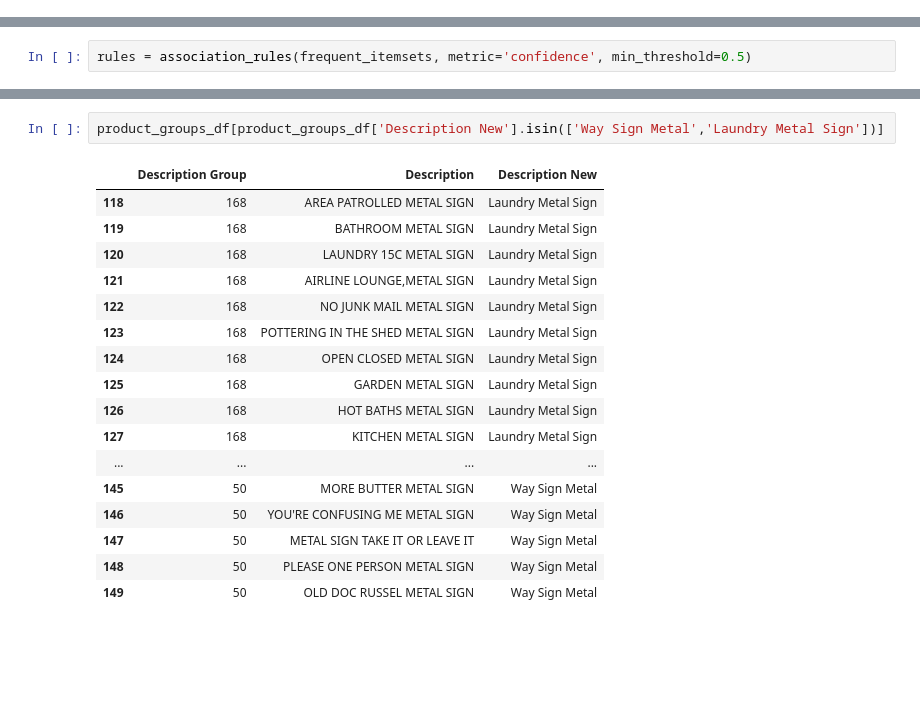
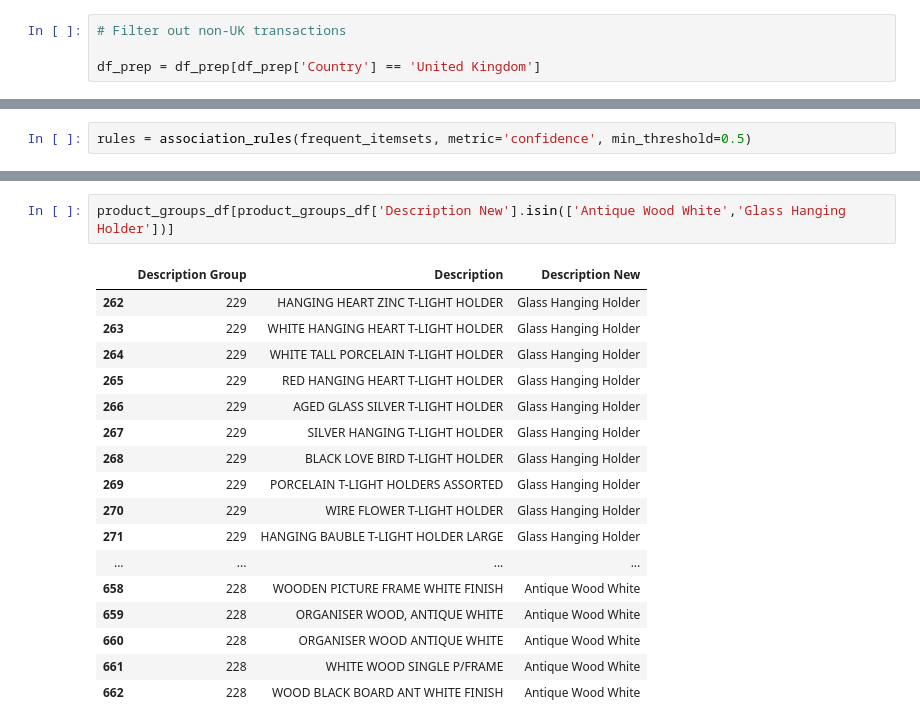
Before and after one commit to YolaKamalita/market-basket-analysis, a Jupyter notebook: 02_market_basket_analysis.ipynb, the cells around one changed output, grey strips where cells are left out. Saved outputs shown, nothing was run; the diff lists cells and outputs as text; blank space fills up the shorter version.

```diff
--- a/02_market_basket_analysis.ipynb
+++ b/02_market_basket_analysis.ipynb
@@ -58,6 +80,10 @@ df_prep = df.dropna()
 # Remove Quantity <= 0
 
 df_prep = df_prep[df_prep['Quantity'] > 0]
+# %%
+# Filter out non-UK transactions
+
+df_prep = df_prep[df_prep['Country'] == 'United Kingdom']
 # %%
 # Remove Trailing Spaces
 
@@ -312,20 +373,20 @@ rules.sort_values(by='support', ascending=False)
 # %%
-product_groups_df[product_groups_df['Description New'].isin(['Way Sign Metal','Laundry Metal Sign'])]
+product_groups_df[product_groups_df['Description New'].isin(['Antique Wood White','Glass Hanging Holder'])]
 # %% [output]
 |  | Description Group | Description | Description New |
-| 118 | 168 | AREA PATROLLED METAL SIGN | Laundry Metal Sign |
-| 119 | 168 | BATHROOM METAL SIGN | Laundry Metal Sign |
-| 120 | 168 | LAUNDRY 15C METAL SIGN | Laundry Metal Sign |
-| 121 | 168 | AIRLINE LOUNGE,METAL SIGN | Laundry Metal Sign |
-| 122 | 168 | NO JUNK MAIL METAL SIGN | Laundry Metal Sign |
-| 123 | 168 | POTTERING IN THE SHED METAL SIGN | Laundry Metal Sign |
-| 124 | 168 | OPEN CLOSED METAL SIGN | Laundry Metal Sign |
-| 125 | 168 | GARDEN METAL SIGN | Laundry Metal Sign |
-| 126 | 168 | HOT BATHS METAL SIGN | Laundry Metal Sign |
-| 127 | 168 | KITCHEN METAL SIGN | Laundry Metal Sign |
+| 262 | 229 | HANGING HEART ZINC T-LIGHT HOLDER | Glass Hanging Holder |
+| 263 | 229 | WHITE HANGING HEART T-LIGHT HOLDER | Glass Hanging Holder |
+| 264 | 229 | WHITE TALL PORCELAIN T-LIGHT HOLDER | Glass Hanging Holder |
+| 265 | 229 | RED HANGING HEART T-LIGHT HOLDER | Glass Hanging Holder |
+| 266 | 229 | AGED GLASS SILVER T-LIGHT HOLDER | Glass Hanging Holder |
+| 267 | 229 | SILVER HANGING T-LIGHT HOLDER | Glass Hanging Holder |
+| 268 | 229 | BLACK LOVE BIRD T-LIGHT HOLDER | Glass Hanging Holder |
+| 269 | 229 | PORCELAIN T-LIGHT HOLDERS ASSORTED | Glass Hanging Holder |
+| 270 | 229 | WIRE FLOWER T-LIGHT HOLDER | Glass Hanging Holder |
+| 271 | 229 | HANGING BAUBLE T-LIGHT HOLDER LARGE | Glass Hanging Holder |
 | ... | ... | ... | ... |
-| 145 | 50 | MORE BUTTER METAL SIGN | Way Sign Metal |
-| 146 | 50 | YOU'RE CONFUSING ME METAL SIGN | Way Sign Metal |
-| 147 | 50 | METAL SIGN TAKE IT OR LEAVE IT | Way Sign Metal |
-| 148 | 50 | PLEASE ONE PERSON METAL SIGN | Way Sign Metal |
-| 149 | 50 | OLD DOC RUSSEL METAL SIGN | Way Sign Metal |
+| 658 | 228 | WOODEN PICTURE FRAME WHITE FINISH | Antique Wood White |
+| 659 | 228 | ORGANISER WOOD, ANTIQUE WHITE | Antique Wood White |
+| 660 | 228 | ORGANISER WOOD ANTIQUE WHITE | Antique Wood White |
+| 661 | 228 | WHITE WOOD SINGLE P/FRAME | Antique Wood White |
+| 662 | 228 | WOOD BLACK BOARD ANT WHITE FINISH | Antique Wood White |
```
Also changed, not shown: parts of 24 cells of this notebook.
